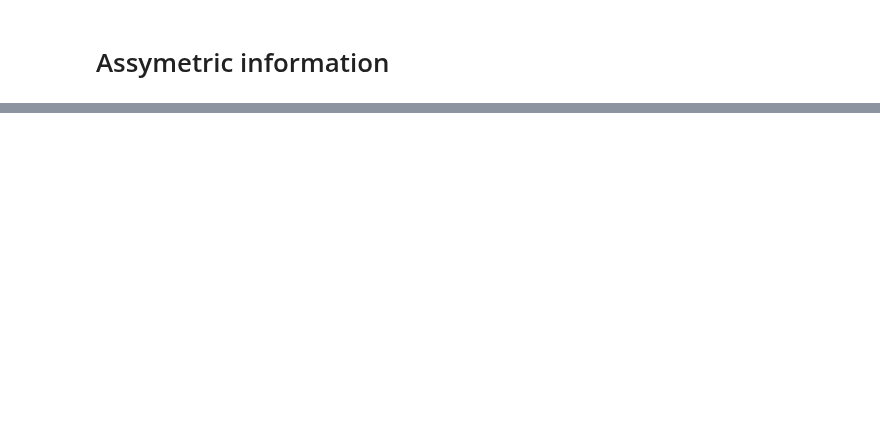
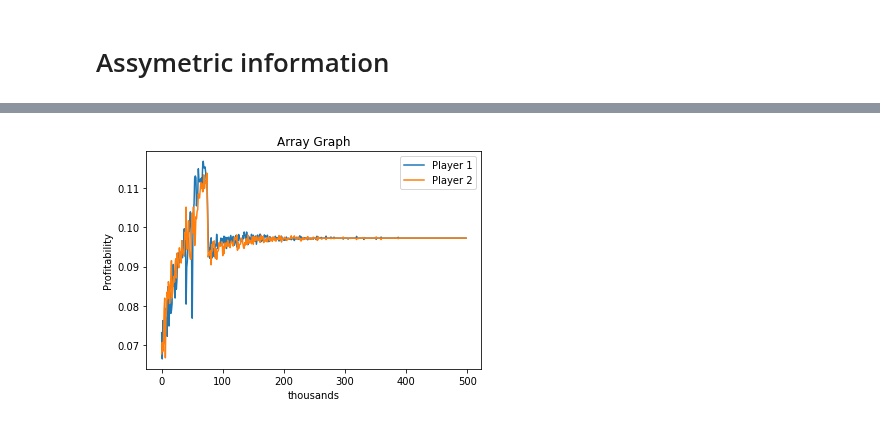
Before and after one commit to nicklasbusk/Bachelorprojekt, a Jupyter notebook: Code/JAL_AM.ipynb, the cells around one changed output, grey strips where cells are left out. Drawn from its saved outputs; the diff is of its cells as text; code cells hidden in the pictures; blank space fills up the shorter version.

```diff
--- a/Code/JAL_AM.ipynb
+++ b/Code/JAL_AM.ipynb
@@ -132,0 +291,20 @@ plt.show()
+# %%
+k = np.linspace(0,1,7)
+a, b, c = JAL_AM2(0.3, 0.95, 500000, k)
+# %%
+x_values = range(len(b))
+
+# Plot the array as a line graph
+plt.plot(x_values, b)
+plt.plot(x_values, c)
+
+# Add labels and title
+plt.xlabel('thousands')
+plt.ylabel('Profitability')
+plt.title('Array Graph')
+plt.legend(['Player 1', 'Player 2'])
+
+# Display the graph
+plt.show()
+# %% [output]
+[figure, added]
```
Also changed, not shown: parts of 15 cells of this notebook, 3 other files.
